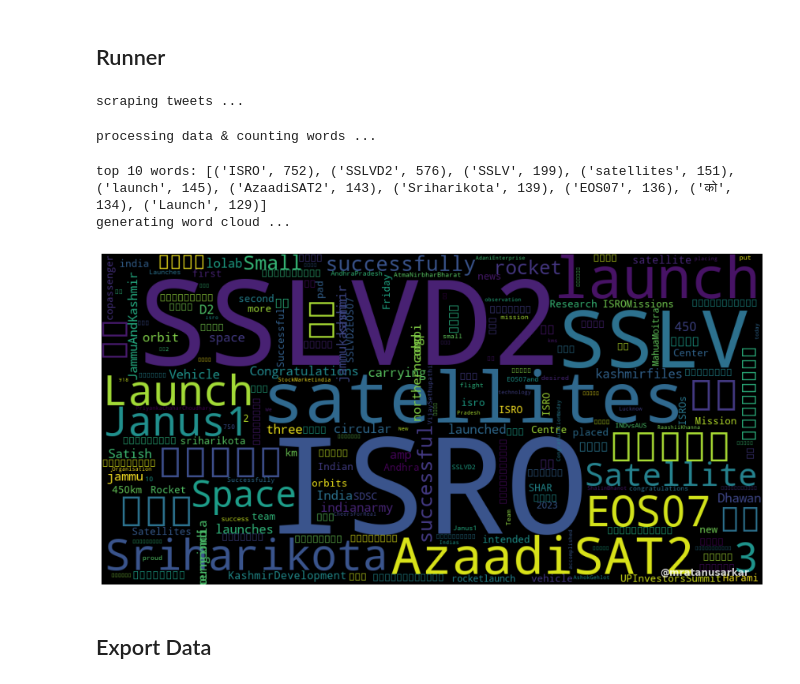
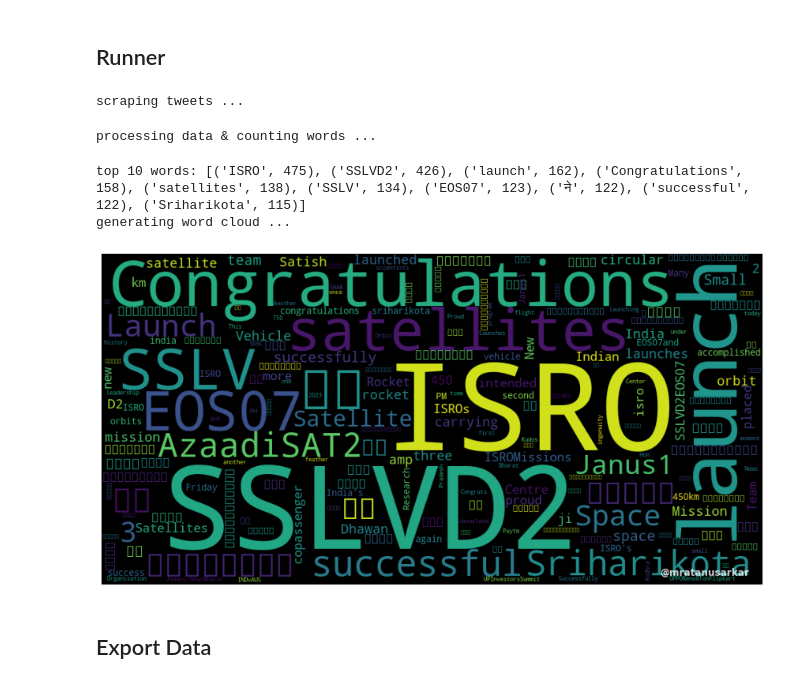
Before and after one commit to mratanusarkar/twitter-sentiment-analysis, a Jupyter notebook: Notebooks/Tweet_Analysis_and_Inference.ipynb, the cells around one changed output. Saved outputs shown, nothing was run; the diff lists cells and outputs as text; code cells hidden in the pictures.

Commit message:
added a way to force exclude words

```diff
--- a/Notebooks/Tweet_Analysis_and_Inference.ipynb
+++ b/Notebooks/Tweet_Analysis_and_Inference.ipynb
@@ -101,7 +101,7 @@ def word_counter(tweet: str, counter: Counter) -> Counter:
     word_count = Counter(word_list)
     return counter + word_count
 # %%
-def remove_common_words(counter: Counter) -> Counter:
+def remove_common_words(counter: Counter, force_exclude_words=[]) -> Counter:
     # https://www.textfixer.com/tutorials/common-english-words.php
     common_words = [
         "", "tis", "twas", "a", "able", "about", "across", "after", "aint",
@@ -132,15 +132,24 @@ def remove_common_words(counter: Counter) -> Counter:
             counter.pop(word.title())
         except:
             pass
+    if len(force_exclude_words) > 0:
+        for word in force_exclude_words:
+            try:
+                counter.pop(word)
+                counter.pop(word.lower())
+                counter.pop(word.upper())
+                counter.pop(word.title())
+            except:
+                pass
     return counter
 # %%
-def generate_word_cloud(rawData: pd.DataFrame):
+def generate_word_cloud(rawData: pd.DataFrame, force_exclude_words=[]):
     print("processing data & counting words ...")
     counter = Counter({})
     for tweet_content in tqdm(rawData.content, total=len(rawData.index)):
         refined_tweet = refine_text(tweet_content)
         counter = word_counter(refined_tweet, counter)
-    counter = remove_common_words(counter)
+    counter = remove_common_words(counter, force_exclude_words)
     print("top 10 words:", counter.most_common(10))
 
     print("generating word cloud ...")
@@ -160,18 +169,19 @@ def generate_word_cloud(rawData: pd.DataFrame):
 # %%
 # set parameters
 topic_title = 'SSLVD2'
-query = 'ISRO (#SSLVD2 OR #ISRO)'
+query = 'ISRO OR (#SSLVD2 OR #ISRO)'
 limit = 1000
+exclude_words = ['को', 'में', 'के', 'लॉन्च']
 
 # scrape tweets and generate wordcloud
 rawData = get_tweets(query, limit)
-plt_fig = generate_word_cloud(rawData)
+plt_fig = generate_word_cloud(rawData, exclude_words)
 # %% [output]
 scraping tweets ...
 processing data & counting words ...
-top 10 words: [('ISRO', 752), ('SSLVD2', 576), ('SSLV', 199), ('satellites', 151), ('launch', 145), ('AzaadiSAT2', 143), ('Sriharikota', 139), ('EOS07', 136), ('को', 134), ('Launch', 129)]
+top 10 words: [('ISRO', 475), ('SSLVD2', 426), ('launch', 162), ('Congratulations', 158), ('satellites', 138), ('SSLV', 134), ('EOS07', 123), ('ने', 122), ('successful', 122), ('Sriharikota', 115)]
 generating word cloud ...
-[figure, old version]
+[figure, new version]
 # %% [markdown]
 ## Export Data
 # %%
```
Also changed, not shown: parts of 1 cell of this notebook.
